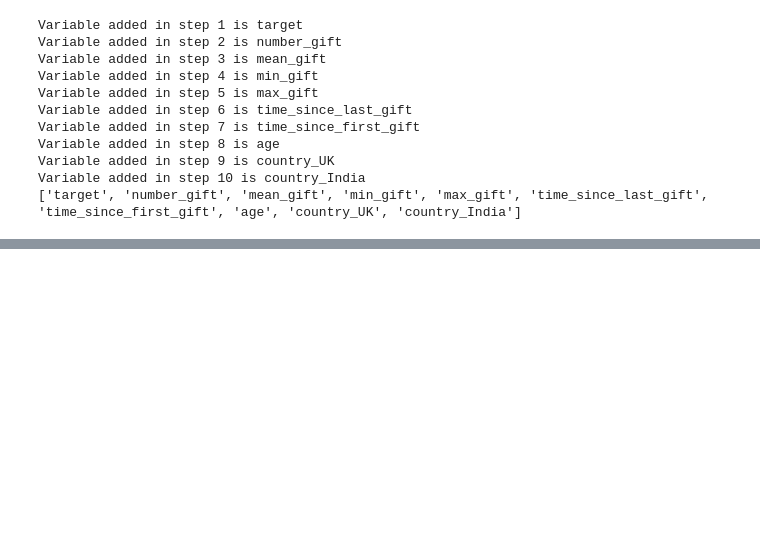
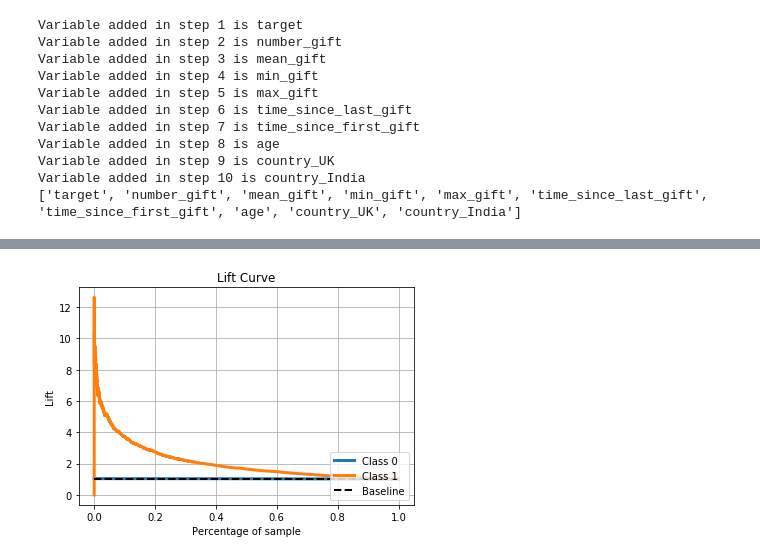
Before and after one commit to aysbt/DataCamp, a Jupyter notebook: Foundations_of_Predictive_Analytics_in_Python .ipynb, the cells around one changed output, grey strips where cells are left out. Cells and saved outputs as stored; diff of their text form; code cells hidden in the pictures; blank space fills up the shorter version.

```diff
--- a/Foundations_of_Predictive_Analytics_in_Python .ipynb
+++ b/Foundations_of_Predictive_Analytics_in_Python .ipynb
@@ -293,0 +414,5 @@ Variable added in step 10 is country_India
+# %%
+skplt.metrics.plot_lift_curve(model_1_target_train,model_1_train)
+plt.show()
+# %% [output]
+[figure, added]
```
Also changed, not shown: parts of 26 cells of this notebook.
